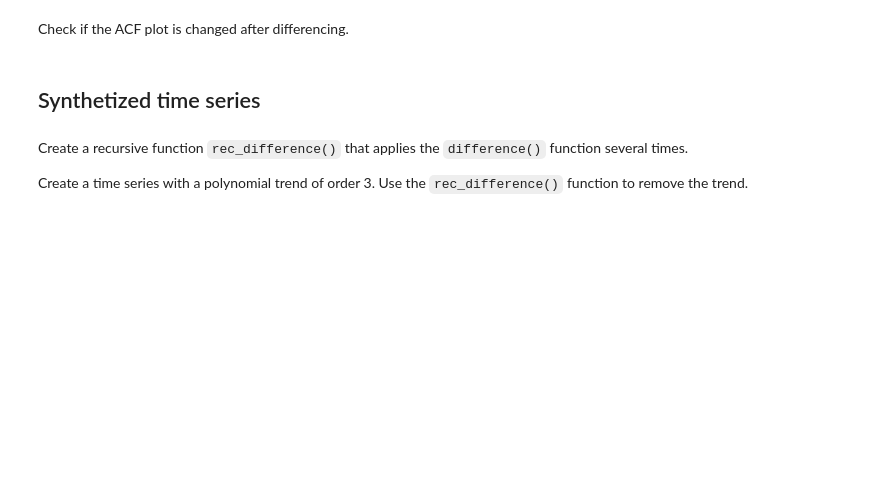
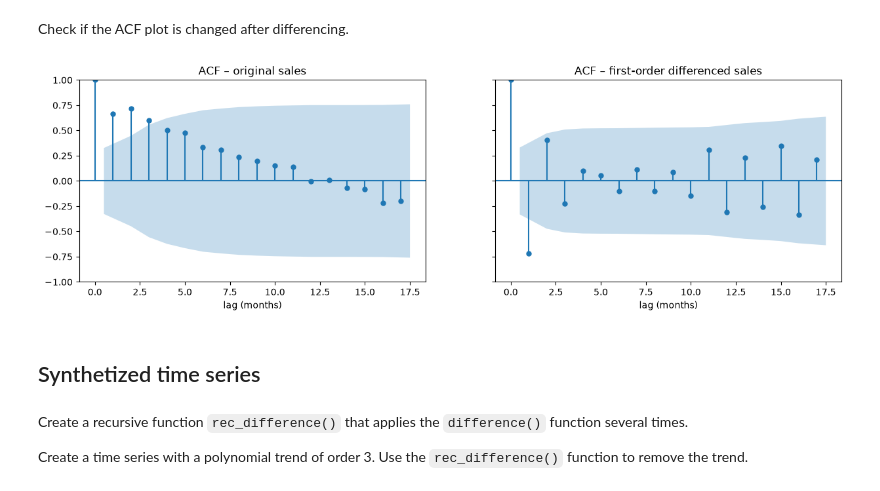
Before and after one commit to Giovanipt2/Time-Series, a Jupyter notebook: notebooks/differencing.ipynb, the cells around one changed output. Saved outputs shown, nothing was run; the diff lists cells and outputs as text; code cells hidden in the pictures; blank space fills up the shorter version.

```diff
--- a/notebooks/differencing.ipynb
+++ b/notebooks/differencing.ipynb
@@ -34,5 +139,18 @@ From the ndiffs function (from pmdarima.arima), estimate the number of differenc
 # %% [markdown]
 Check if the ACF plot is changed after differencing.
+# %%
+# Compare the ACF of the raw series and of the first-order differenced series.
+# 17 lags ≈ half of the 35 differenced points: beyond that, too few pairs remain.
+n_lags = 17
+
+fig, axes = plt.subplots(1, 2, figsize=(15, 4), sharey=True)
+plot_acf(sales, lags=n_lags, ax=axes[0], title="ACF – original sales")
+plot_acf(detrended, lags=n_lags, ax=axes[1], title="ACF – first-order differenced sales")
+for ax in axes:
+    ax.set_xlabel("lag (months)")
+plt.show()
+# %% [output]
+[figure, added]
 # %% [markdown]
 ## Synthetized time series
 # %% [markdown]
```
Also changed, not shown: parts of 13 cells of this notebook, 3 other files.
